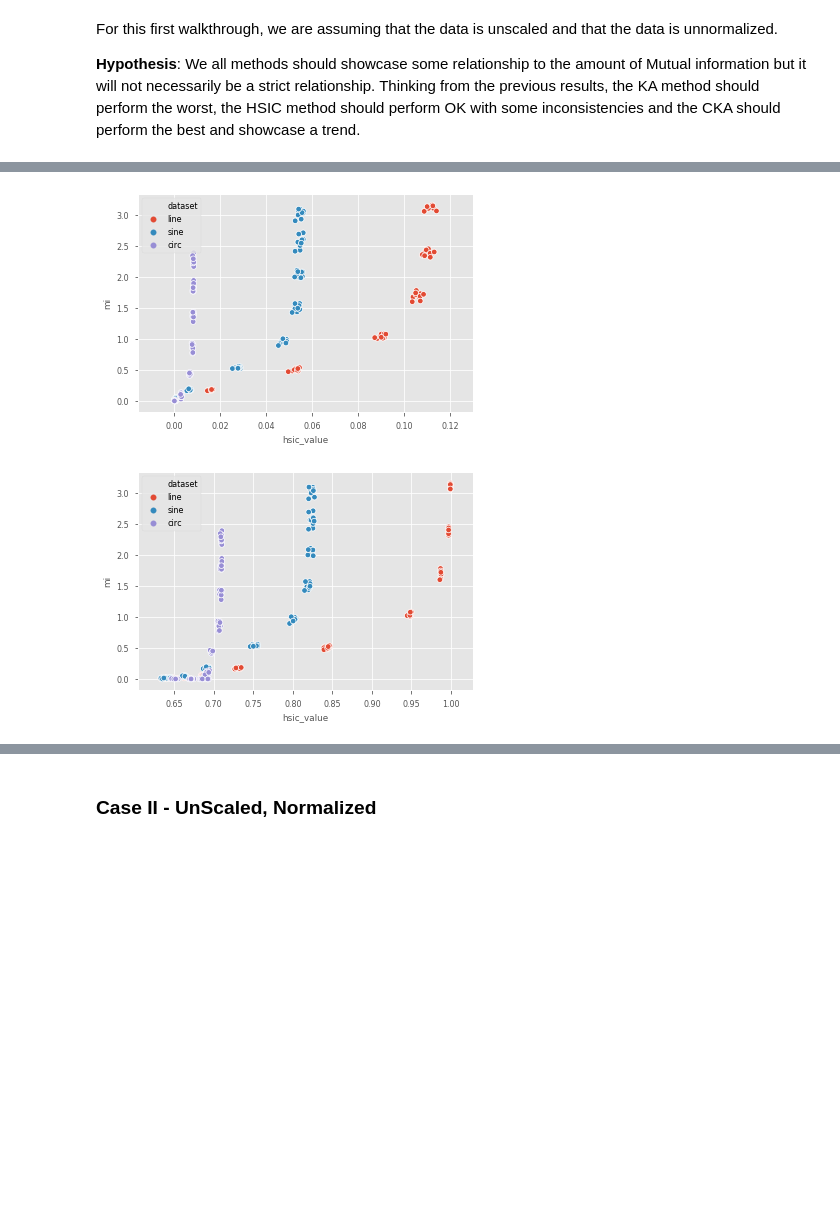
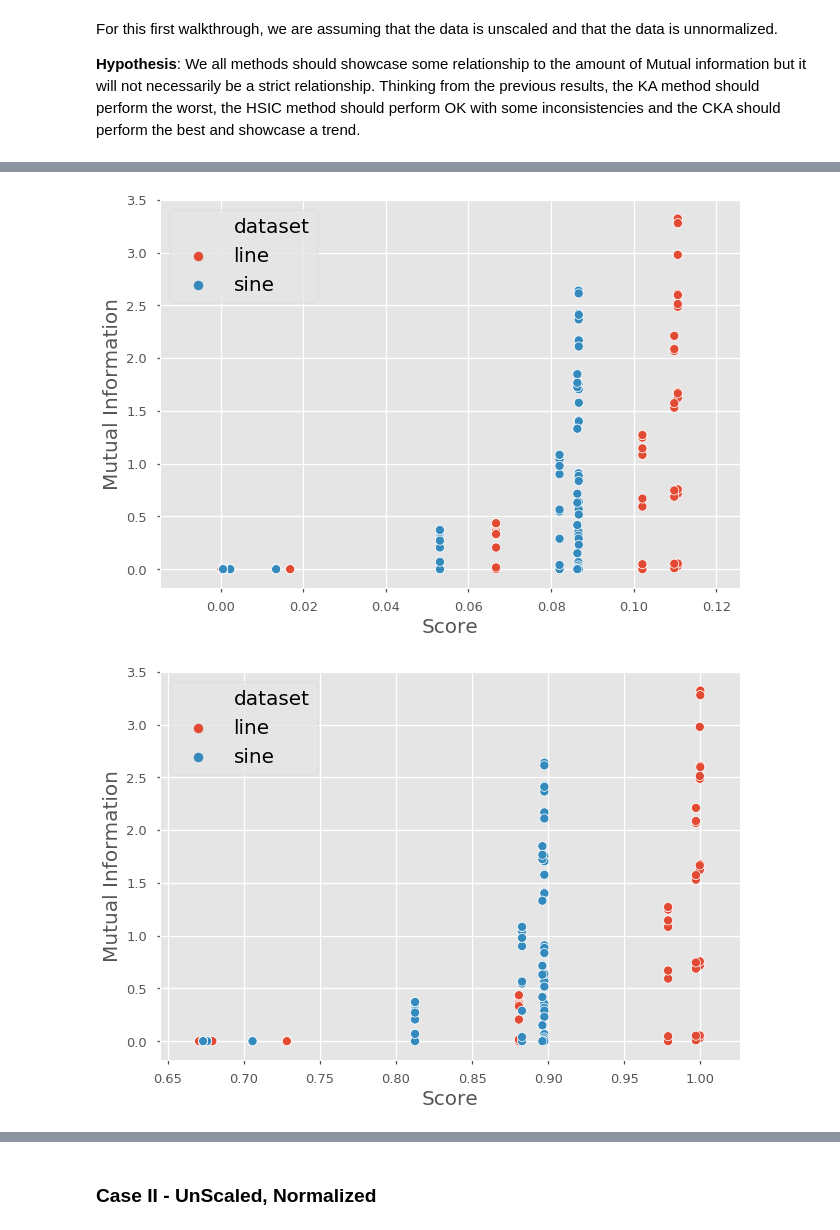
Before and after one commit to jejjohnson/hsic_alignment, a Jupyter notebook: notebooks/3_isotropic_scaling/2.0_scale_viz.ipynb, the cells around one changed output, grey strips where cells are left out. Saved outputs shown, nothing was run; the diff lists cells and outputs as text; code cells hidden in the pictures; blank space fills up the shorter version.

```diff
--- a/notebooks/3_isotropic_scaling/2.0_scale_viz.ipynb
+++ b/notebooks/3_isotropic_scaling/2.0_scale_viz.ipynb
@@ -86,7 +83,9 @@ The objective of this experiment is to measure how the Mutual information (MI) c
 # %%
 from typing import Optional
 
-def plot_results(df: pd.DataFrame, scorer: str, hue: Optional[str]=None, style: Optional[str]=None)-> None:
+SAVE_PATH = '/home/emmanuel/figures/hsicalign/'
+plt.style.use(['seaborn-talk'])
+def plot_results(df: pd.DataFrame, scorer: str, hue: Optional[str]=None, style: Optional[str]=None, save_name: Optional[str]=None)-> None:
 
     df = df[df['scorer'] == scorer]
 
@@ -100,6 +99,11 @@ def plot_results(df: pd.DataFrame, scorer: str, hue: Optional[str]=None, style:
         style=style,
         data=df
     )
+    ax.set_ylabel('Mutual Information', fontsize=20)
+    ax.set_xlabel('Score', fontsize=20)
+    ax.legend(fontsize=20)
+    if save_name is not None:
+        fig.savefig(SAVE_PATH + f"{scorer}_{save_name}.png")
     plt.show()
     return
 # %% [markdown]
@@ -131,3 +135,6 @@ exp_scale_c2_v1.csv  exp_scale_c3_v3.csv  scaling_v1.csv
 For this first walkthrough, we are assuming that the data is unscaled and that the data is unnormalized.
 
 **Hypothesis**: We all methods should showcase some relationship to the amount of Mutual information but it will not necessarily be a strict relationship. Thinking from the previous results, the KA method should perform the worst, the HSIC method should perform OK with some inconsistencies and the CKA should perform the best and showcase a trend.
+# %%
+results_df = pd.read_csv(RES_PATH + 'exp_scale_test.csv', index_col=0)
+results_df.tail()
@@ -134,18 +148,19 @@ For this first walkthrough, we are assuming that the data is unscaled and that t
 # %%
-results_df = pd.read_csv(RES_PATH + 'exp_scale_c1_v2.csv')
+
 
 sub_df = results_df.copy()
 # sub_df = sub_df[sub_df['dataset'] == 'line']
 sub_df = sub_df[sub_df['normalized'] == 0.0]
+sub_df = sub_df[sub_df['each'] == 1.0]
 sub_df = sub_df[sub_df['gamma_method'] == 'median_p0.5']
 # sub_df = sub_df[sub_df['scorer'] == 'ctka']
 # sub_df = sub_df[sub_df['trial'] == 1.0]
 # sub_df['mi'] = np.log2(sub_df['mi'])
 
 # plot data
-plot_results(sub_df, 'hsic', 'dataset')
+plot_results(sub_df, 'hsic', 'dataset', save_name="case2_sep")
 plot_results(sub_df, 'tka', 'dataset')
 plot_results(sub_df, 'ctka', 'dataset')
 # %% [output]
-[figure, old version]
+[figure, new version]
-[figure, old version]
+[figure, new version]
```
Also changed, not shown: parts of 7 cells of this notebook, 3 other files.
